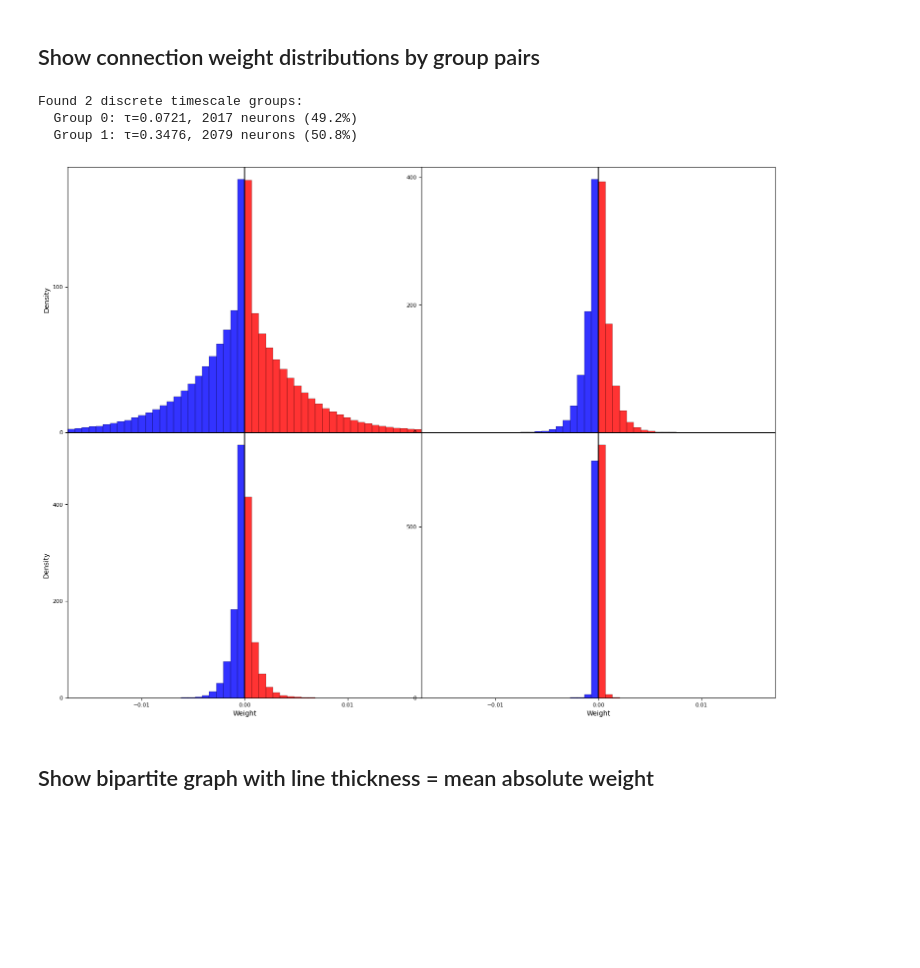
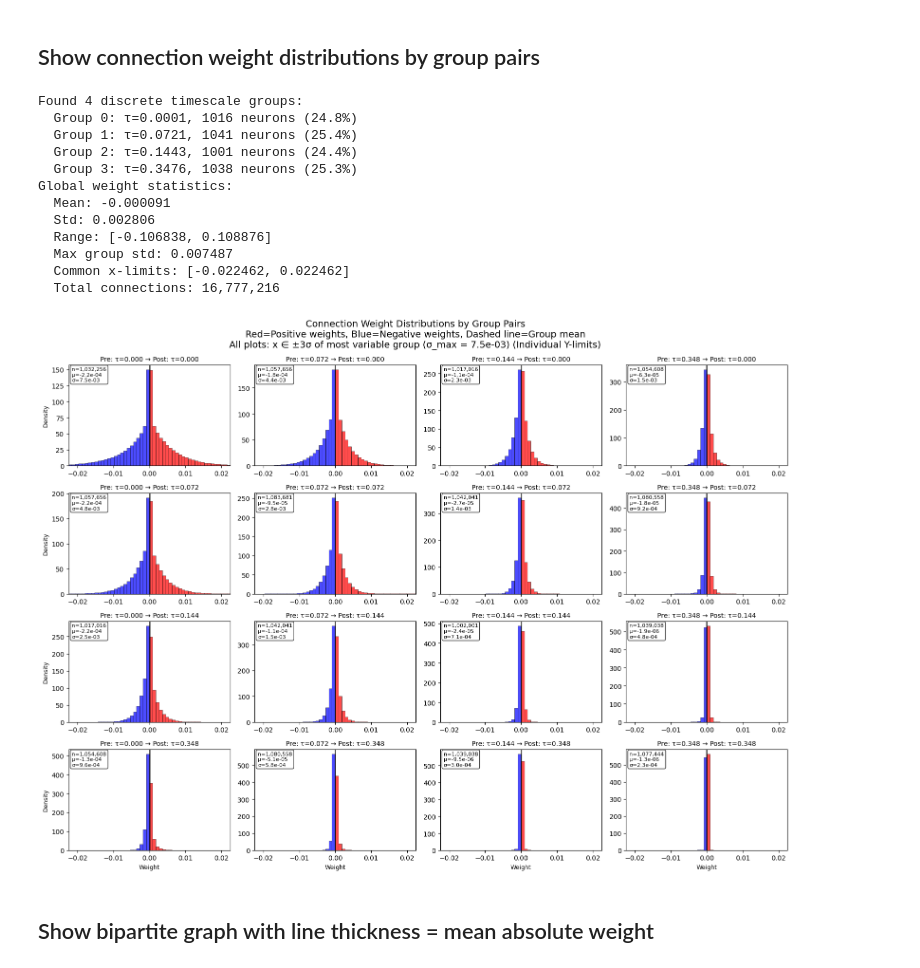
Before and after one commit to geometric-intelligence/pirnns, a Jupyter notebook: pirnns/paper_figs/connectivity/fig_conectivity.ipynb, the cells around one changed output. Drawn from its saved outputs; the diff is of its cells as text; code cells hidden in the pictures; blank space fills up the shorter version.

```diff
--- a/pirnns/paper_figs/connectivity/fig_conectivity.ipynb
+++ b/pirnns/paper_figs/connectivity/fig_conectivity.ipynb
@@ -71,34 +71,43 @@ Successfully loaded: 40/40 models
 # %%
 from pirnns.paper_figs.connectivity.connectivity import get_timescale_groups
 import matplotlib.pyplot as plt
 
 from pirnns.paper_figs.connectivity.connectivity import (
     plot_group_connectivity_distributions,
 )
 
 
-model_type = "discrete_two"
+model_type = "discrete_four"
 seed = 0
 model = models[model_type][seed]["model"]
 W_rec, timescales, unique_timescales, group_assignment = get_timescale_groups(model)
 
 fig, group_weights = plot_group_connectivity_distributions(
     W_rec,
     group_assignment,
     unique_timescales,
     figsize=(16, 12),
     bins=50,
     common_ylim=False,
-    paper_ready=True,
-    save_fig=True,
+    paper_ready=False,
+    save_fig=False,
     save_fig_name=f"paper_figs/connectivity/weight_distributions_{model_type}_{seed}.pdf",
 )
 plt.show()
 # %% [output]
-Found 2 discrete timescale groups:
-  Group 0: τ=0.0721, 2017 neurons (49.2%)
-  Group 1: τ=0.3476, 2079 neurons (50.8%)
+Found 4 discrete timescale groups:
+  Group 0: τ=0.0001, 1016 neurons (24.8%)
+  Group 1: τ=0.0721, 1041 neurons (25.4%)
+  Group 2: τ=0.1443, 1001 neurons (24.4%)
+  Group 3: τ=0.3476, 1038 neurons (25.3%)
+Global weight statistics:
+  Mean: -0.000091
+  Std: 0.002806
+  Range: [-0.106838, 0.108876]
+  Max group std: 0.007487
+  Common x-limits: [-0.022462, 0.022462]
+  Total connections: 16,777,216
-[figure, old version]
+[figure, new version]
 # %% [markdown]
 ## Show bipartite graph with line thickness = mean absolute weight
 # %%
```
Also changed, not shown: parts of 5 cells of this notebook, 5 other files.
